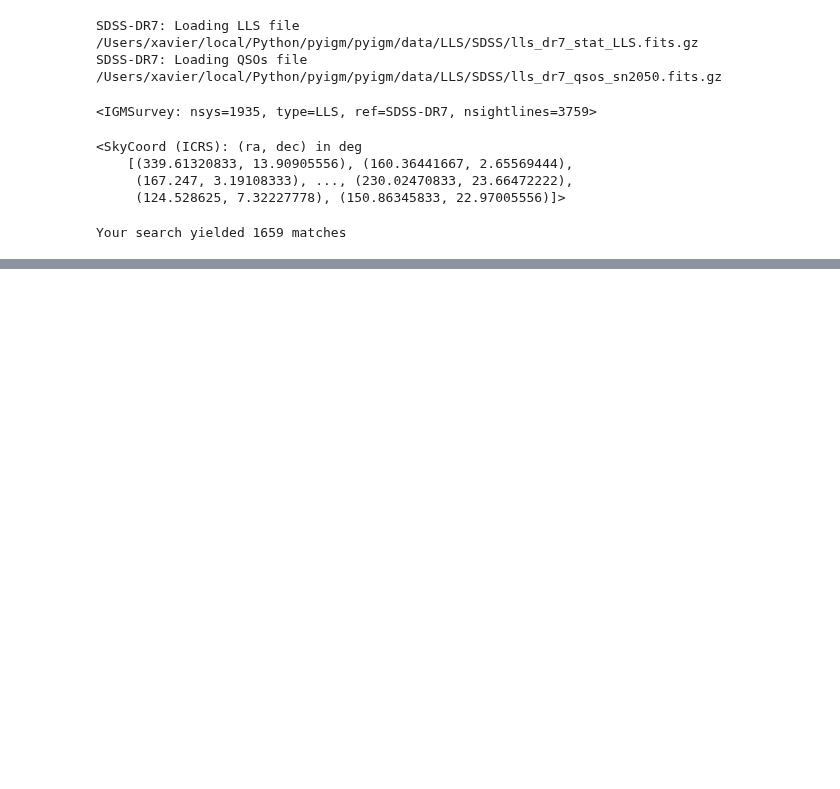
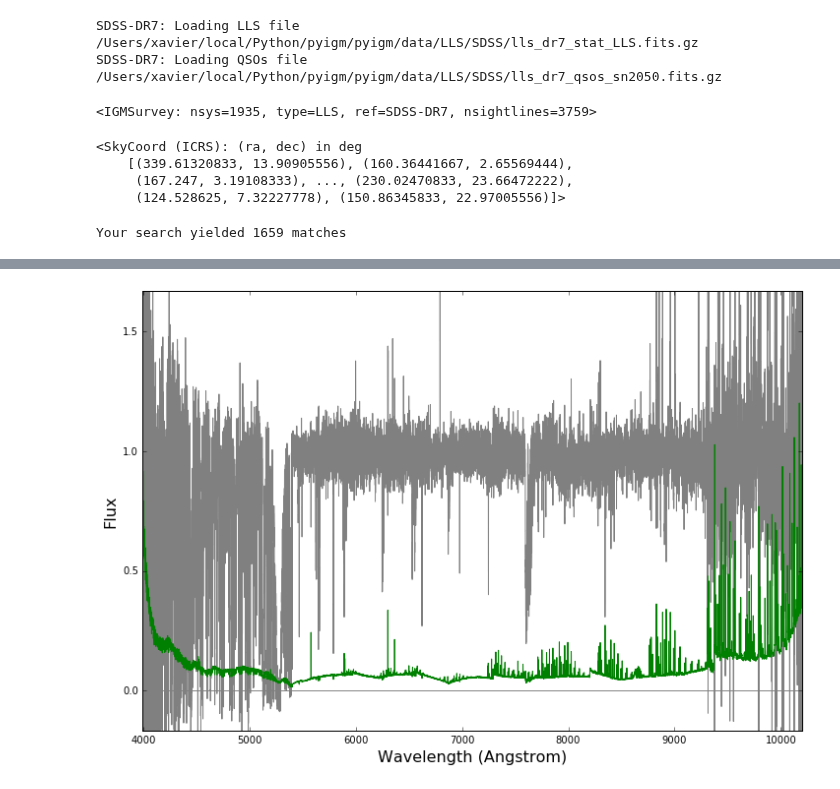
Before and after one commit to specdb/igmspec, a Jupyter notebook: docs/examples/Simple_Usage.ipynb, the cells around one changed output, grey strips where cells are left out. Drawn from its saved outputs; the diff is of its cells as text; code cells hidden in the pictures; blank space fills up the shorter version.

```diff
--- a/docs/examples/Simple_Usage.ipynb
+++ b/docs/examples/Simple_Usage.ipynb
@@ -135,0 +149,6 @@ Staged 27 spectra with 0.09072 Gb
+# %%
+# Show the 10th spectrum
+LLSspec.select=9
+LLSspec.plot(inline=True)
+# %% [output]
+[figure, added]
```
Also changed, not shown: parts of 11 cells of this notebook, 7 other files.
